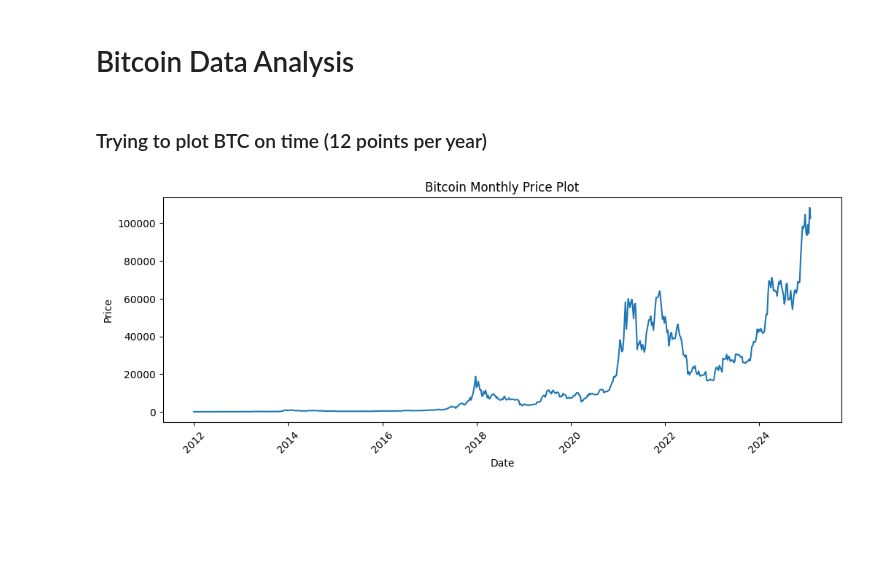
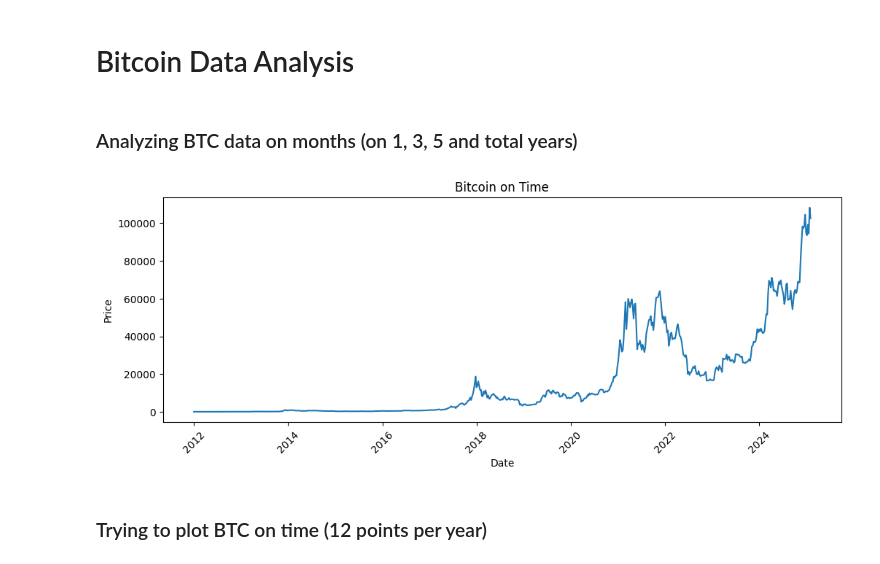
Before and after one commit to Far3000-YT/bitcoin-patterns-data-analysis, a Jupyter notebook: analysis.ipynb, the cells around one changed output. Cells and saved outputs as stored; diff of their text form; code cells hidden in the pictures; blank space fills up the shorter version.

Commit message:
soon data analysis

```diff
--- a/analysis.ipynb
+++ b/analysis.ipynb
@@ -6,22 +12,18 @@ import matplotlib.pyplot as plt
+# %% [markdown]
+### Analyzing BTC data on months (on 1, 3, 5 and total years)
+# %%
+#Data we want to show (here the average at every monthly close)
+#df_daily = df['Close'].resample('D').mean()
+df_daily = df['Open'].resample('W').first()
+
+plt.figure(figsize=(12, 4))
+plt.plot(df_daily.index, df_daily.values)
+plt.title('Bitcoin on Time')
+plt.xlabel('Date')
+plt.ylabel('Price')
+plt.xticks(rotation=45) #to make the year text rotate a bit (more readable)
+plt.show()
+# %% [output]
+[figure, added]
 # %% [markdown]
 ### Trying to plot BTC on time (12 points per year)
-# %%
-df = pd.read_csv("btcdata.csv")
-df = df.dropna() #remove rows with no value
-
-df['Timestamp'] = pd.to_datetime(df['Timestamp'], unit='s')
-df = df.set_index('Timestamp')
-
-#Data we want to show (here the average at every monthly close)
-#df_daily = df['Close'].resample('D').mean()
-df_daily = df['Open'].resample('W').first()
-
-plt.figure(figsize=(12, 4))
-plt.plot(df_daily.index, df_daily.values)
-plt.title('Bitcoin Monthly Price Plot')
-plt.xlabel('Date')
-plt.ylabel('Price')
-plt.xticks(rotation=45) #to make the year text rotate a bit (more readable)
-plt.show()
-# %% [output]
-[figure, removed]
```
Also changed, not shown: parts of 2 cells of this notebook.
